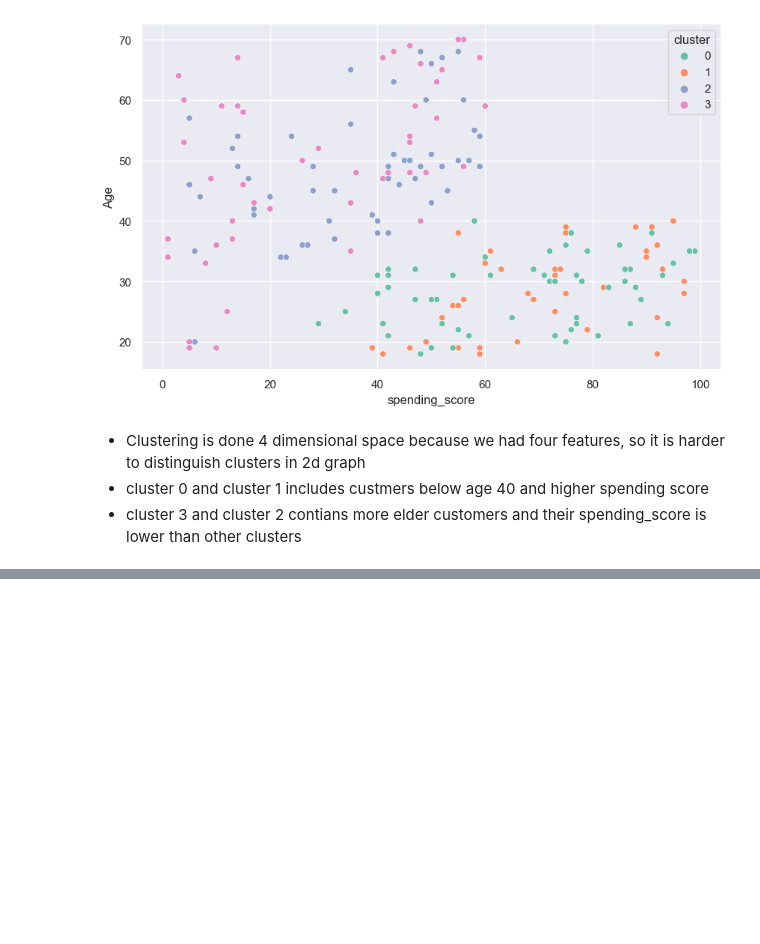
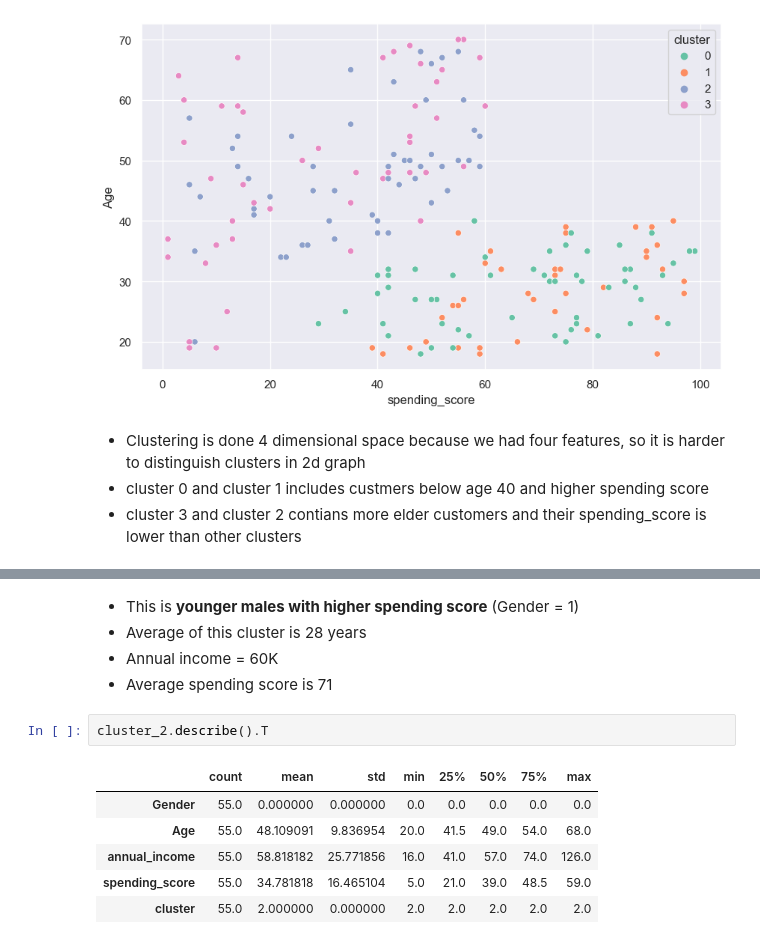
Before and after one commit to mubarakmayyeri/customer-segmentaion, a Jupyter notebook: customer_segmentaion.ipynb, the cells around one changed output, grey strips where cells are left out. Saved outputs shown, nothing was run; the diff lists cells and outputs as text; blank space fills up the shorter version.

```diff
--- a/customer_segmentaion.ipynb
+++ b/customer_segmentaion.ipynb
@@ -277,0 +308,14 @@ sns.scatterplot(x='spending_score', y='Age', data=df, hue='cluster', palette='Se
+# %% [markdown]
+* This is **younger males with higher spending score** (Gender = 1)
+* Average of this cluster is 28 years
+* Annual income = 60K
+* Average spending score is 71
+# %%
+cluster_2.describe().T
+# %% [output]
+|  | count | mean | std | min | 25% | 50% | 75% | max |
+| Gender | 55.0 | 0.000000 | 0.000000 | 0.0 | 0.0 | 0.0 | 0.0 | 0.0 |
+| Age | 55.0 | 48.109091 | 9.836954 | 20.0 | 41.5 | 49.0 | 54.0 | 68.0 |
+| annual_income | 55.0 | 58.818182 | 25.771856 | 16.0 | 41.0 | 57.0 | 74.0 | 126.0 |
+| spending_score | 55.0 | 34.781818 | 16.465104 | 5.0 | 21.0 | 39.0 | 48.5 | 59.0 |
+| cluster | 55.0 | 2.000000 | 0.000000 | 2.0 | 2.0 | 2.0 | 2.0 | 2.0 |
```
Also changed, not shown: parts of 10 cells of this notebook.
